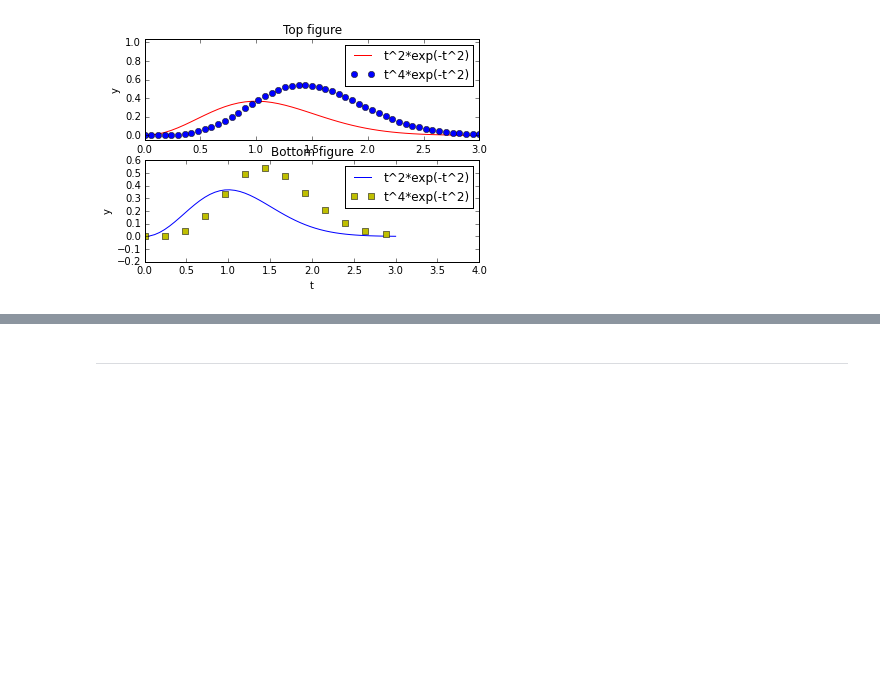
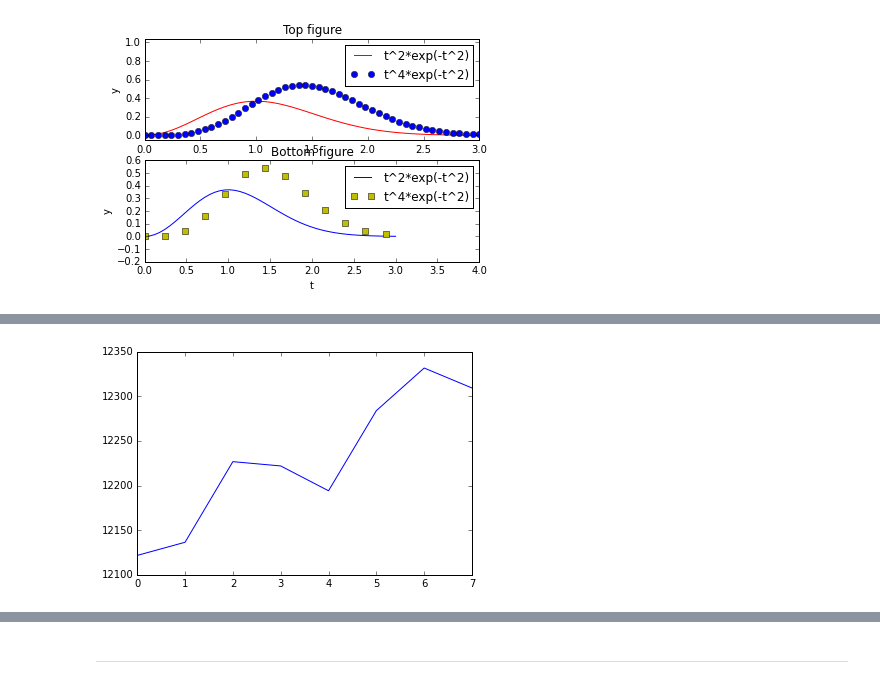
Before and after one commit to pcchen/thinkpython_ipynb, a Jupyter notebook: Matplotlib.ipynb, the cells around one changed output, grey strips where cells are left out. Cells and saved outputs as stored; diff of their text form; code cells hidden in the pictures; blank space fills up the shorter version.

```diff
--- a/Matplotlib.ipynb
+++ b/Matplotlib.ipynb
@@ -127,0 +155,3 @@ show()
+# %%
+data = loadtxt("exp_values.txt",float)
+data
@@ -127,0 +167,7 @@ show()
+# %%
+x = data[:, 0]
+y = data[:, 1]
+plot(x,y)
+show()
+# %% [output]
+[figure, added]
```
Also changed, not shown: parts of 18 cells of this notebook, 2 other files.
